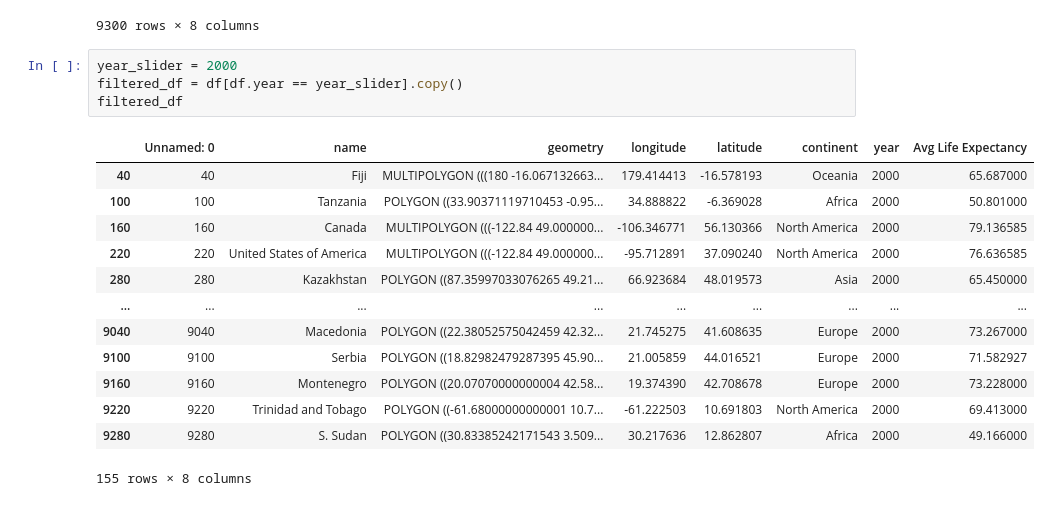
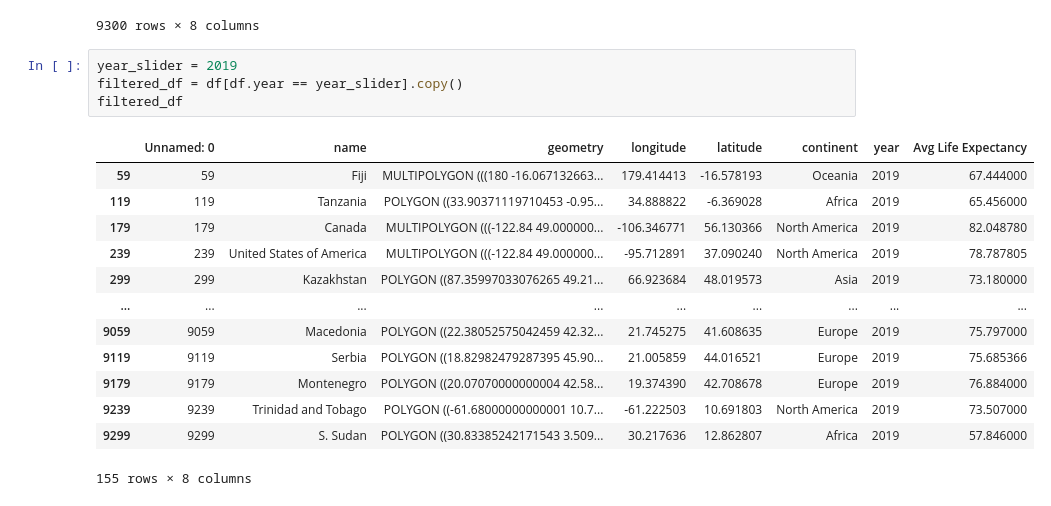
Before and after one commit to naboo731/Life-Expectancy-Capstone-Project, a Jupyter notebook: test.ipynb, the cells around one changed output. Saved outputs shown, nothing was run; the diff lists cells and outputs as text.

Commit message:
slider working

```diff
--- a/test.ipynb
+++ b/test.ipynb
@@ -23,21 +24,21 @@ df
 | 9299 | 9299 | S. Sudan | POLYGON ((30.83385242171543 3.509... | 30.217636 | 12.862807 | Africa | 2019 | 57.846 |
 9300 rows × 8 columns
 # %%
-year_slider = 2000
+year_slider = 2019
 filtered_df = df[df.year == year_slider].copy()
 filtered_df
 # %% [output]
 |  | Unnamed: 0 | name | geometry | longitude | latitude | continent | year | Avg Life Expectancy |
-| 40 | 40 | Fiji | MULTIPOLYGON (((180 -16.067132663... | 179.414413 | -16.578193 | Oceania | 2000 | 65.687000 |
-| 100 | 100 | Tanzania | POLYGON ((33.90371119710453 -0.95... | 34.888822 | -6.369028 | Africa | 2000 | 50.801000 |
-| 160 | 160 | Canada | MULTIPOLYGON (((-122.84 49.000000... | -106.346771 | 56.130366 | North America | 2000 | 79.136585 |
-| 220 | 220 | United States of America | MULTIPOLYGON (((-122.84 49.000000... | -95.712891 | 37.090240 | North America | 2000 | 76.636585 |
-| 280 | 280 | Kazakhstan | POLYGON ((87.35997033076265 49.21... | 66.923684 | 48.019573 | Asia | 2000 | 65.450000 |
+| 59 | 59 | Fiji | MULTIPOLYGON (((180 -16.067132663... | 179.414413 | -16.578193 | Oceania | 2019 | 67.444000 |
+| 119 | 119 | Tanzania | POLYGON ((33.90371119710453 -0.95... | 34.888822 | -6.369028 | Africa | 2019 | 65.456000 |
+| 179 | 179 | Canada | MULTIPOLYGON (((-122.84 49.000000... | -106.346771 | 56.130366 | North America | 2019 | 82.048780 |
+| 239 | 239 | United States of America | MULTIPOLYGON (((-122.84 49.000000... | -95.712891 | 37.090240 | North America | 2019 | 78.787805 |
+| 299 | 299 | Kazakhstan | POLYGON ((87.35997033076265 49.21... | 66.923684 | 48.019573 | Asia | 2019 | 73.180000 |
 | ... | ... | ... | ... | ... | ... | ... | ... | ... |
-| 9040 | 9040 | Macedonia | POLYGON ((22.38052575042459 42.32... | 21.745275 | 41.608635 | Europe | 2000 | 73.267000 |
-| 9100 | 9100 | Serbia | POLYGON ((18.82982479287395 45.90... | 21.005859 | 44.016521 | Europe | 2000 | 71.582927 |
-| 9160 | 9160 | Montenegro | POLYGON ((20.07070000000004 42.58... | 19.374390 | 42.708678 | Europe | 2000 | 73.228000 |
-| 9220 | 9220 | Trinidad and Tobago | POLYGON ((-61.68000000000001 10.7... | -61.222503 | 10.691803 | North America | 2000 | 69.413000 |
-| 9280 | 9280 | S. Sudan | POLYGON ((30.83385242171543 3.509... | 30.217636 | 12.862807 | Africa | 2000 | 49.166000 |
+| 9059 | 9059 | Macedonia | POLYGON ((22.38052575042459 42.32... | 21.745275 | 41.608635 | Europe | 2019 | 75.797000 |
+| 9119 | 9119 | Serbia | POLYGON ((18.82982479287395 45.90... | 21.005859 | 44.016521 | Europe | 2019 | 75.685366 |
+| 9179 | 9179 | Montenegro | POLYGON ((20.07070000000004 42.58... | 19.374390 | 42.708678 | Europe | 2019 | 76.884000 |
+| 9239 | 9239 | Trinidad and Tobago | POLYGON ((-61.68000000000001 10.7... | -61.222503 | 10.691803 | North America | 2019 | 73.507000 |
+| 9299 | 9299 | S. Sudan | POLYGON ((30.83385242171543 3.509... | 30.217636 | 12.862807 | Africa | 2019 | 57.846000 |
 155 rows × 8 columns
 # %%
```
Also changed, not shown: parts of 3 cells of this notebook, 1 other file.
